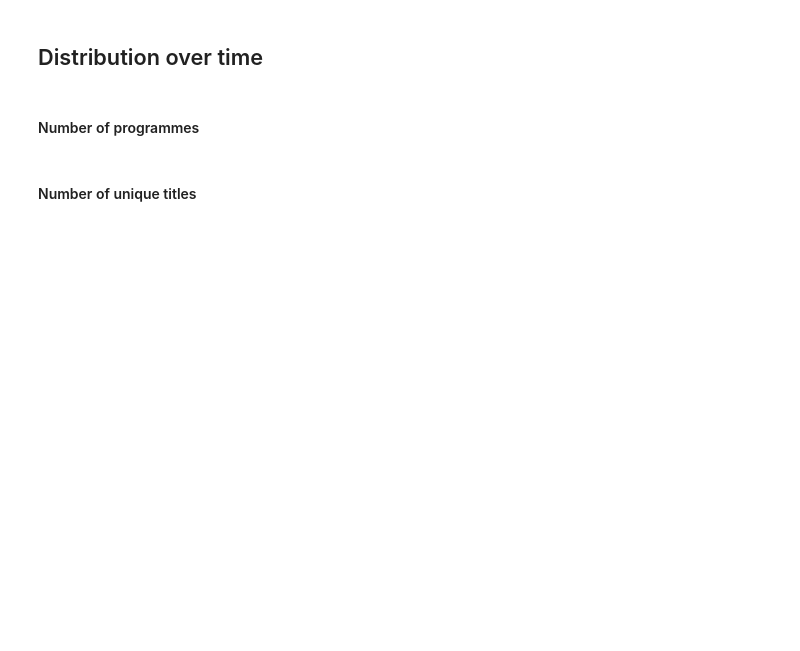
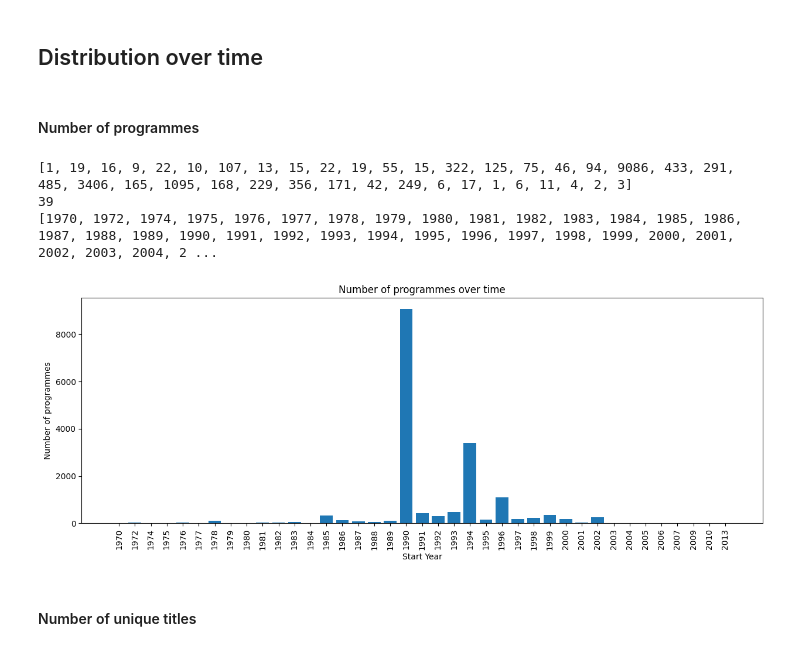
Before and after one commit to mwigham/shared_notebooks, a Jupyter notebook: Joop van den Ende Collectie.ipynb, the cells around one changed output. Saved outputs shown, nothing was run; the diff lists cells and outputs as text; code cells hidden in the pictures; blank space fills up the shorter version.

```diff
--- a/Joop van den Ende Collectie.ipynb
+++ b/Joop van den Ende Collectie.ipynb
@@ -192,13 +207,19 @@ print(f"\nDigital known for {programmes_dataframe['digitaal ja/nee'].count()} of
 # %%
 date_counts = programmes_dataframe["Jaartal (start)"].value_counts().sort_index()
 print(list(date_counts))
-plot_Y_against_X_as_bar_chart(list(date_counts.index),
+print(len(list(date_counts.index)))
+print(list(date_counts.index))
+plot_Y_against_X_as_bar_chart([str(i) for i in list(date_counts.index)],
                             list(date_counts),
                             "Number of programmes over time",
                             "Start Year",
                             "Number of programmes",
-                            dict(t=50),
-                            "programmes-over-time" )
+                            True)
+# %% [output]
+[1, 19, 16, 9, 22, 10, 107, 13, 15, 22, 19, 55, 15, 322, 125, 75, 46, 94, 9086, 433, 291, 485, 3406, 165, 1095, 168, 229, 356, 171, 42, 249, 6, 17, 1, 6, 11, 4, 2, 3]
+39
+[1970, 1972, 1974, 1975, 1976, 1977, 1978, 1979, 1980, 1981, 1982, 1983, 1984, 1985, 1986, 1987, 1988, 1989, 1990, 1991, 1992, 1993, 1994, 1995, 1996, 1997, 1998, 1999, 2000, 2001, 2002, 2003, 2004, 2 ...
+[figure, added]
 # %% [markdown]
 #### Number of unique titles
 # %%
```
Also changed, not shown: parts of 29 cells of this notebook.
